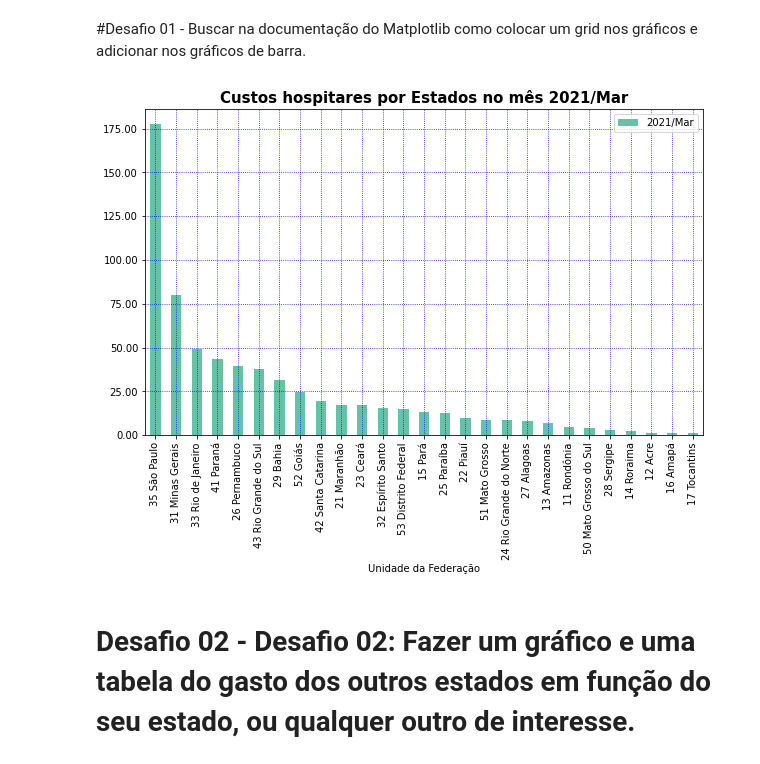
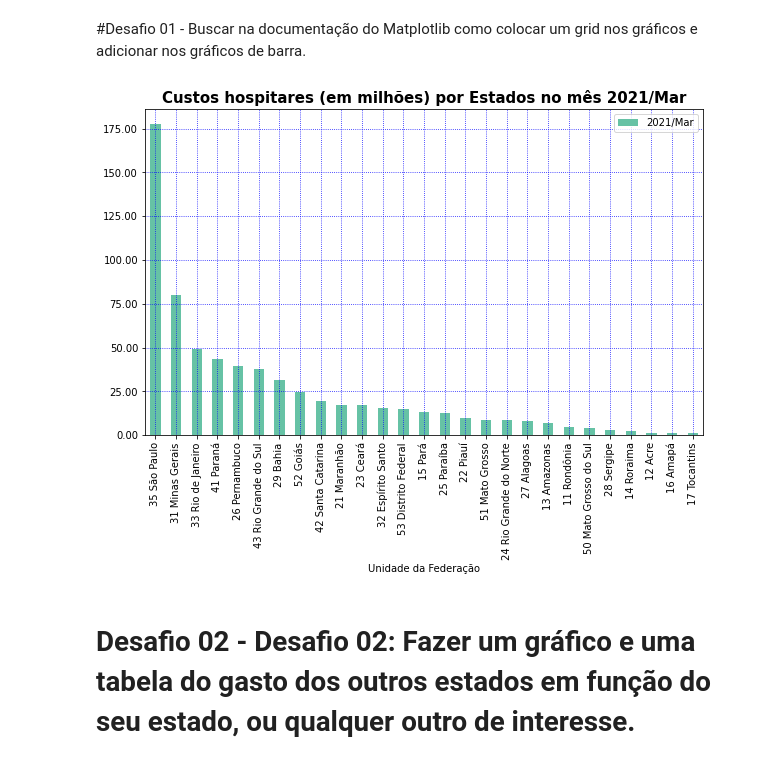
Before and after one commit to laugustovieira/BootCamp---Data-Science, a Jupyter notebook: Desafios_Modulo1_Aula5.ipynb, the cells around one changed output. Saved outputs shown, nothing was run; the diff lists cells and outputs as text; code cells hidden in the pictures.

```diff
--- a/Desafios_Modulo1_Aula5.ipynb
+++ b/Desafios_Modulo1_Aula5.ipynb
@@ -23,31 +23,31 @@ pd.options.display.float_format = "{:.2f}".format
 # %%
 font = {'weight' : 'bold',
         'size'   : 15,
         'Color' : 'black'}
 
 colunas_usaveis_def3 = dados.mean().index.tolist()
 colunas_usaveis_def3.insert(0,"Unidade da Federação")
 
 usaveis_def3 = dados[colunas_usaveis_def3]
 usaveis_def3= usaveis_def3.drop("Total", axis=1)
 usaveis_def3 = usaveis_def3.set_index("Unidade da Federação")
 usaveis_ordenado = usaveis_def3.sort_values(by="Unidade da Federação", ascending=False)
 
 coluna_cinco_estados = usaveis_ordenado.columns[-1]
 usaveis_ordenado = usaveis_ordenado[coluna_cinco_estados]
 
 usaveis_ordenado = usaveis_ordenado.sort_values(ascending =False)
 usaveis_ordenado = usaveis_ordenado/ 100000000
 ax = usaveis_ordenado.T.plot(kind="bar",figsize=(10,6))
 ax.grid(axis='both',linestyle='dotted', color='b')
 plt.legend(bbox_to_anchor=(1,1))
 sns.set_palette(sns.color_palette("Set2", 27))
 ax.yaxis.set_major_formatter(ticker.StrMethodFormatter("{x:,.2f}"))
-plt.title("Custos hospitares por Estados no mês " + coluna_cinco_estados, fontdict=font)
+plt.title("Custos hospitares (em milhões) por Estados no mês " + coluna_cinco_estados, fontdict=font)
 plt.rc("xtick", labelsize=10)
 plt.show()
 # %% [output]
-[figure, old version]
+[figure, new version]
 # %% [markdown]
 # Desafio 02 - Desafio 02: Fazer um gráfico e uma tabela do gasto dos outros estados em função do seu estado, ou qualquer outro de interesse.
 # %%
```
Also changed, not shown: parts of 21 cells of this notebook.
